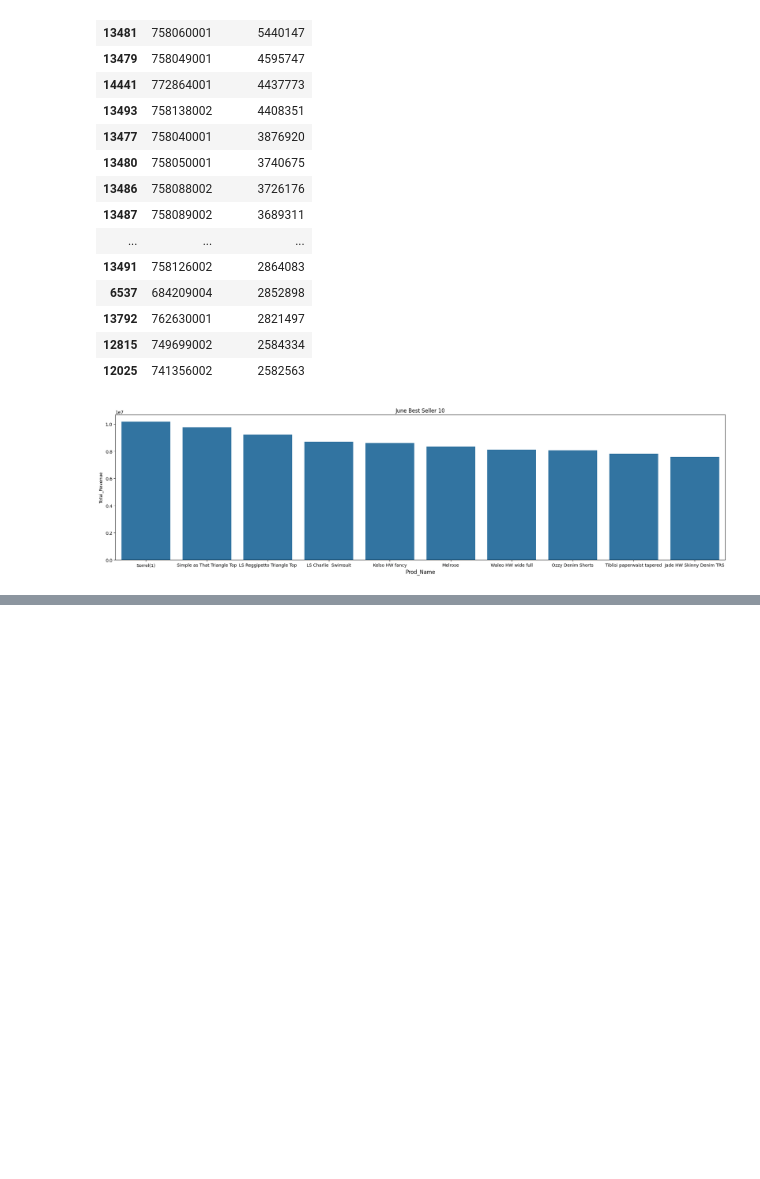
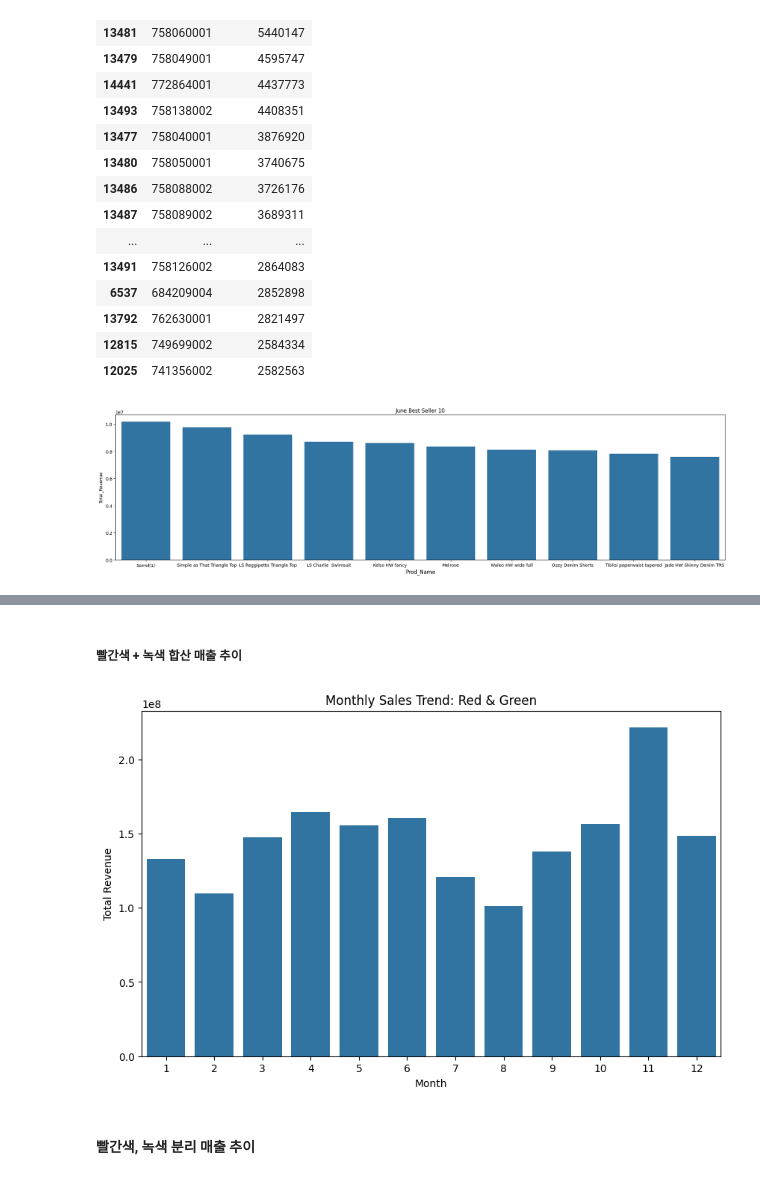
Before and after one commit to leegolem/data-commando-project, a Jupyter notebook: notebooks/member3/260126_table_join(3).ipynb, the cells around one changed output, grey strips where cells are left out. Saved outputs shown, nothing was run; the diff lists cells and outputs as text; code cells hidden in the pictures; blank space fills up the shorter version.

```diff
--- a/notebooks/member3/260126_table_join(3).ipynb
+++ b/notebooks/member3/260126_table_join(3).ipynb
@@ -339,0 +362,4 @@ plt.show()
+# %%
+filter_df = merged_df[merged_df['Perceived_Colour_Master_Info'].isin(['Red (18)', 'Green (19)'])]  # 빨강, 녹색만 필터링
+red_green = filter_df.groupby('Month')['Revenue'].sum().reset_index()  # 월별 빨강, 녹색 매출
+red_green
@@ -339,0 +380,13 @@ plt.show()
+# %% [markdown]
+##### 빨간색 + 녹색 합산 매출 추이
+# %%
+plt.figure(figsize=(10, 6))
+sns.barplot(data=red_green, x='Month', y='Revenue')
+plt.title('Monthly Sales Trend: Red & Green')
+plt.xlabel('Month')
+plt.ylabel('Total Revenue')
+plt.show()
+# %% [output]
+[figure, added]
+# %% [markdown]
+#### 빨간색, 녹색 분리 매출 추이
```
Also changed, not shown: parts of 28 cells of this notebook, 1 other file.
